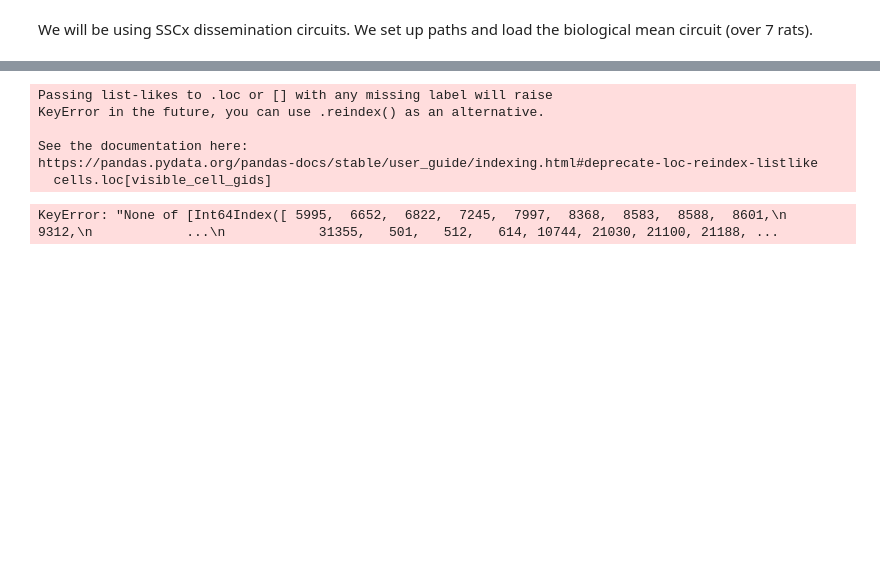
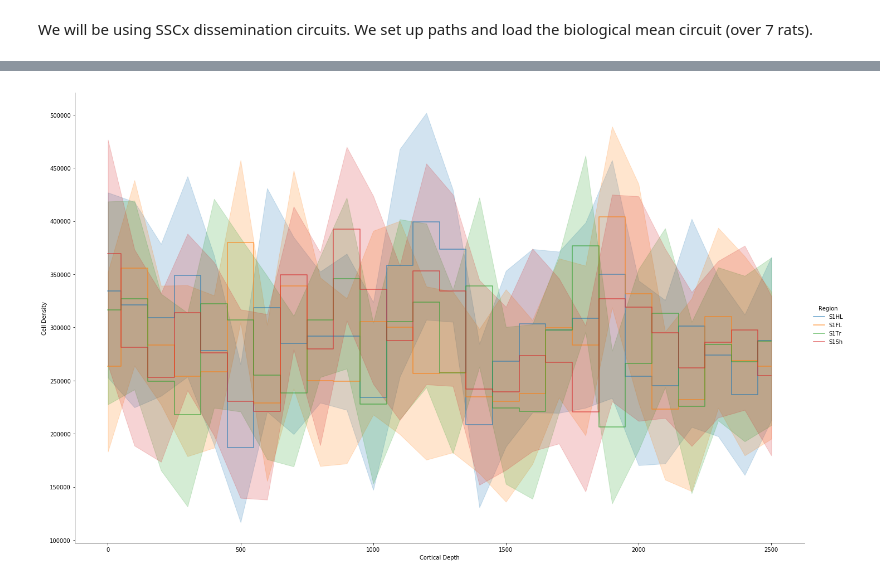
Before and after one commit to BlueBrain/DMT, a Jupyter notebook: v2/neuro_dmt/library/users/visood/sscx_dissemination/composition_suite.ipynb, the cells around one changed output, grey strips where cells are left out. Saved outputs shown, nothing was run; the diff lists cells and outputs as text; code cells hidden in the pictures; blank space fills up the shorter version.

Commit message:
implement cell density by density analysis

```diff
--- a/v2/neuro_dmt/library/users/visood/sscx_dissemination/composition_suite.ipynb
+++ b/v2/neuro_dmt/library/users/visood/sscx_dissemination/composition_suite.ipynb
@@ -122,15 +111,8 @@ suite_composition_analyses\
 # %%
-cell_density_by_depth =\
+cell_density_report =\
     suite_composition_analyses\
-        .analysis_cell_density_by_depth_using_sampling\
-        .get_measurement(
+        .analysis_cell_density_by_depth_using_sampling(
             mock_circuit_model,
             adapter)
 # %% [output]
-Passing list-likes to .loc or [] with any missing label will raise
-KeyError in the future, you can use .reindex() as an alternative.
-
-See the documentation here:
-https://pandas.pydata.org/pandas-docs/stable/user_guide/indexing.html#deprecate-loc-reindex-listlike
-  cells.loc[visible_cell_gids]
-KeyError: "None of [Int64Index([ 5995,  6652,  6822,  7245,  7997,  8368,  8583,  8588,  8601,\n             9312,\n            ...\n            31355,   501,   512,   614, 10744, 21030, 21100, 21188, ...
+[figure, added]
```
Also changed, not shown: parts of 12 cells of this notebook, 3 other files.
